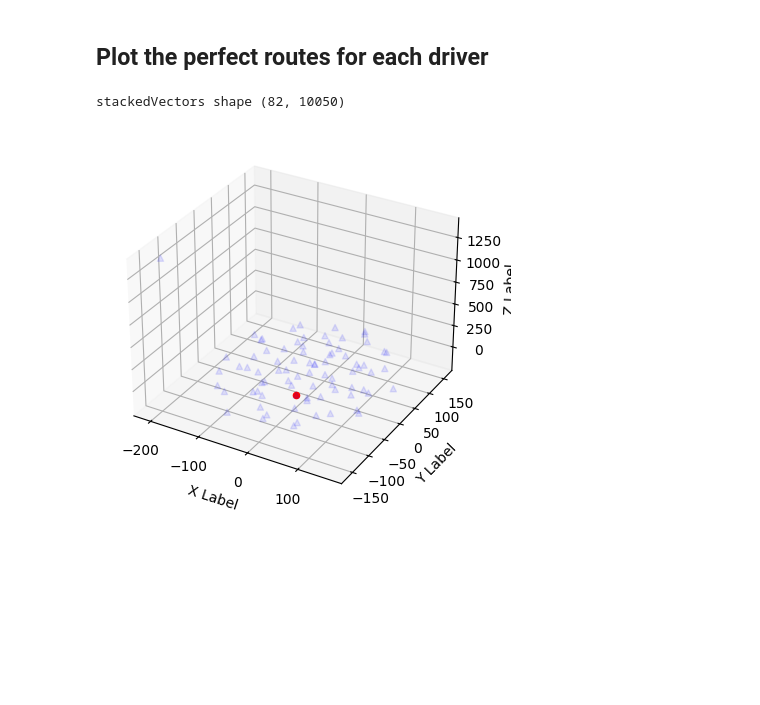
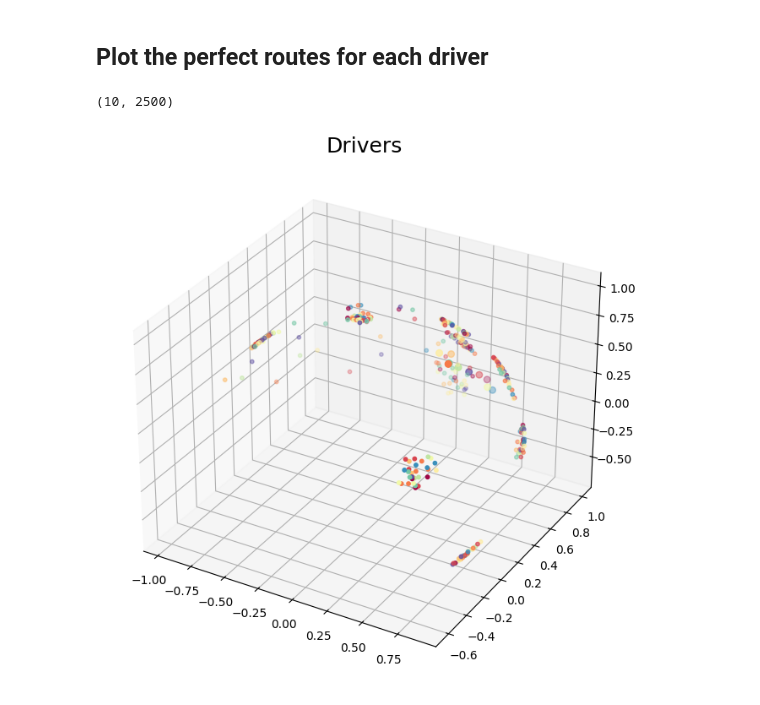
Before and after one commit to ericsua/DataMiningProject23-24, a Jupyter notebook: ListOfLeastDivergentRoutes.ipynb, the cells around one changed output. Cells and saved outputs as stored; diff of their text form; code cells hidden in the pictures; blank space fills up the shorter version.

```diff
--- a/ListOfLeastDivergentRoutes.ipynb
+++ b/ListOfLeastDivergentRoutes.ipynb
@@ -526,35 +496,9 @@ with open(os.path.join('data',OUTPUT_FILE)) as f:
 
 dfPerfect = pd.DataFrame(perfect)
 
-perfect_vector = create_feature_vector(dfPerfect[dfPerfect['driver'] == 'A'], create_couples(uniqueCities), uniqueItems, use_SVD=False)
-#perfectIds = dfPerfect['driver'].tolist()
+perfect_vector = create_feature_vector(dfPerfect, shingles, uniqueItems, use_SVD=False)
+perfectIds = dfPerfect['driver'].tolist()
+
+print(perfect_vector.shape)
+# %% [output]
+(10, 2500)
-# %%
-driver_a = actual_vector[results[results['Driver'] == 'A'].index]
-
-# visualize the data in a 3D plot using TSNE, in red the standard data and in blue the actual data
-tsne = TSNE(n_components=3, random_state=0, perplexity=5)
-
-# stack the vectors and create a vector of types (0 for standard, 1 for actual)
-stackedVectors = np.vstack((perfect_vector, driver_a))
-print("stackedVectors shape", stackedVectors.shape)
-types = np.hstack((np.zeros(perfect_vector.shape[0]), np.ones(driver_a.shape[0])))
-
-# Fix the IndexError by using the stackedVectors instead of actualVectors for tsne.fit_transform()
-vectorsTSNE = tsne.fit_transform(stackedVectors, types)
-# %% [output]
-stackedVectors shape (82, 10050)
-# %%
-# plot the data
-fig = plt.figure()
-ax = fig.add_subplot(111, projection='3d')
-
-ax.scatter(vectorsTSNE[types==0,0], vectorsTSNE[types==0,1], vectorsTSNE[types==0,2], c='r', marker='o', alpha=1)
-ax.scatter(vectorsTSNE[types==1,0], vectorsTSNE[types==1,1], vectorsTSNE[types==1,2], c='b', marker='^', alpha=0.1)
-
-ax.set_xlabel('X Label')
-ax.set_ylabel('Y Label')
-ax.set_zlabel('Z Label')
-
-plt.show()
-# %% [output]
-[figure, removed]
@@ -560,0 +569,35 @@ plt.show()
+# %%
+fit = umap.UMAP(n_neighbors=3,min_dist=0.9,n_components=3,metric='cosine')
+
+stackedVectors = np.vstack((actual_vector, perfect_vector))
+print("stackedVectors shape", stackedVectors.shape)
+types = np.hstack((np.zeros(actual_vector.shape[0]), np.ones(perfect_vector.shape[0])))
+
+perfect_umap = fit.fit_transform(perfect_vector)
+perfect_umap = normalize_array(perfect_umap)
+actual_umap = fit.fit_transform(actual_vector)
+actual_umap = normalize_array(actual_umap)
+
+fig = plt.figure(figsize=(8,8))
+
+ax = fig.add_subplot(111, projection='3d')
+
+ax.scatter(perfect_umap[:,0], perfect_umap[:,1], perfect_umap[:,2], c=assign_numbers(perfectIds), cmap='Spectral', s=30)
+ax.scatter(actual_umap[:,0], actual_umap[:,1], actual_umap[:,2], c=assign_numbers(actual_drivers), cmap='Spectral', s=10)
+
+
+# Create a ScalarMappable object to associate with the colorbar
+""" norm = Normalize(vmin=target.min(), vmax=target.max())
+sm = plt.cm.ScalarMappable(cmap='Spectral',norm=norm)
+sm.set_array([])
+
+
+cbar = plt.colorbar(sm, boundaries=np.arange(len(classnames)+1)-0.5, label='Class Labels', ax=ax)
+cbar.set_ticks(np.arange(len(classnames)))
+cbar.set_ticklabels(classnames) """
+plt.title('Drivers', fontsize=18)
+
+# Show the plot
+plt.show()
+# %% [output]
+[figure, added]
```
Also changed, not shown: parts of 14 cells of this notebook, 1 other file.
